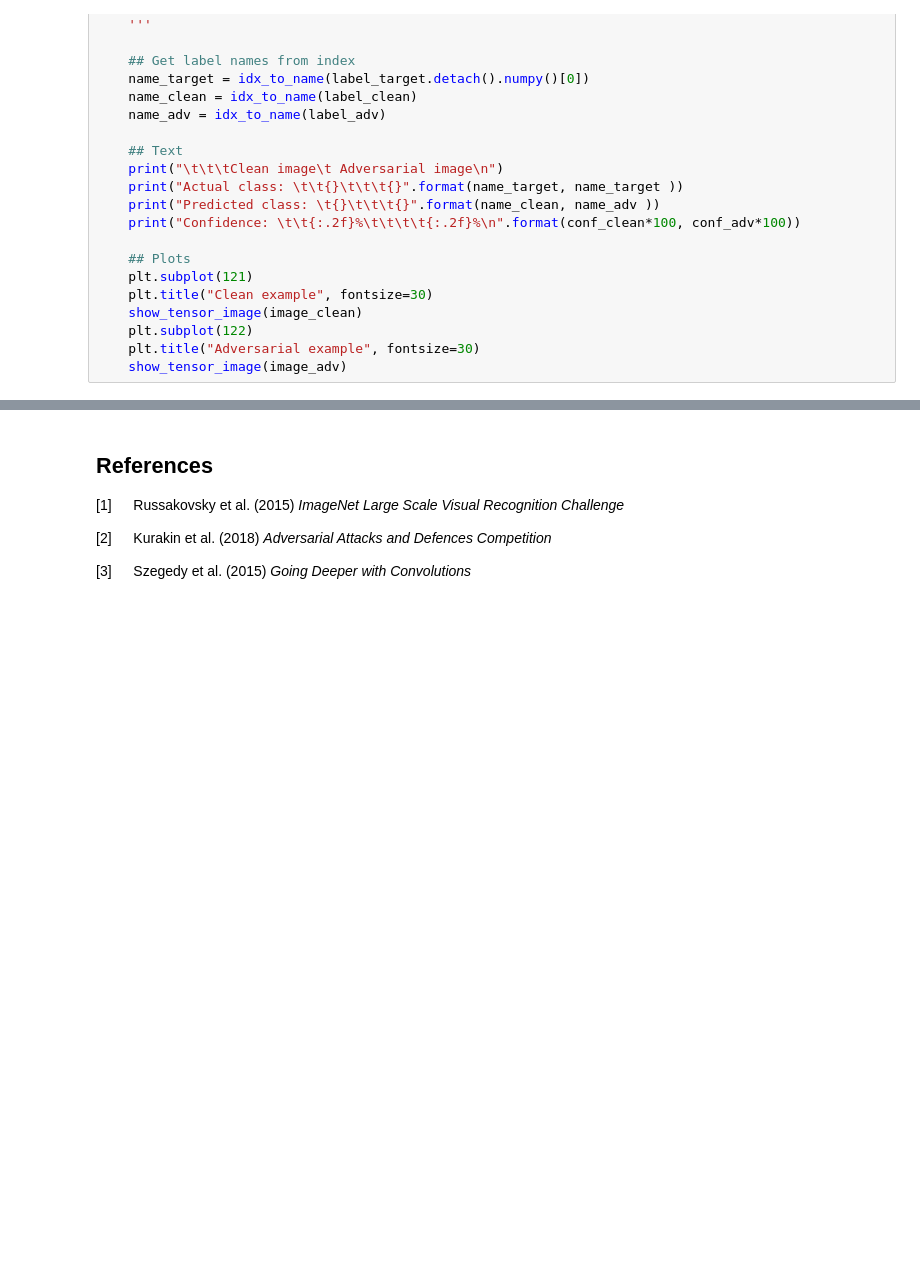
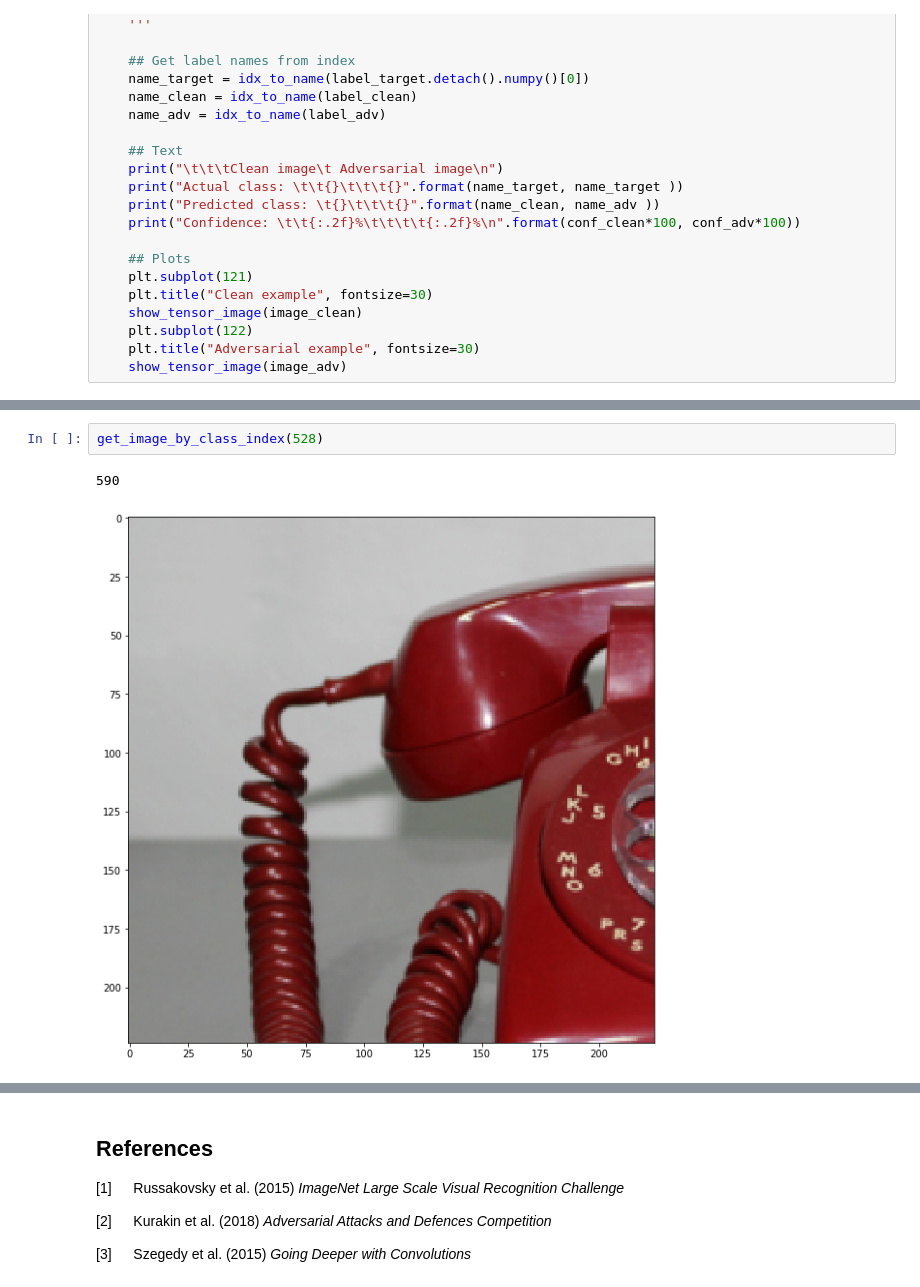
Before and after one commit to daved01/Adversarial_Examples_GANs, a Jupyter notebook: 00_Helper-Functions.ipynb, the cells around one changed output, grey strips where cells are left out. Cells and saved outputs as stored; diff of their text form; blank space fills up the shorter version.

```diff
--- a/00_Helper-Functions.ipynb
+++ b/00_Helper-Functions.ipynb
@@ -223,0 +448,5 @@ def plot_examples(image_clean, image_adv, conf_clean, conf_adv, label_clean, lab
+# %%
+get_image_by_class_index(528)
+# %% [output]
+590
+[figure, added]
```
Also changed, not shown: parts of 30 cells of this notebook, 27 other files.
